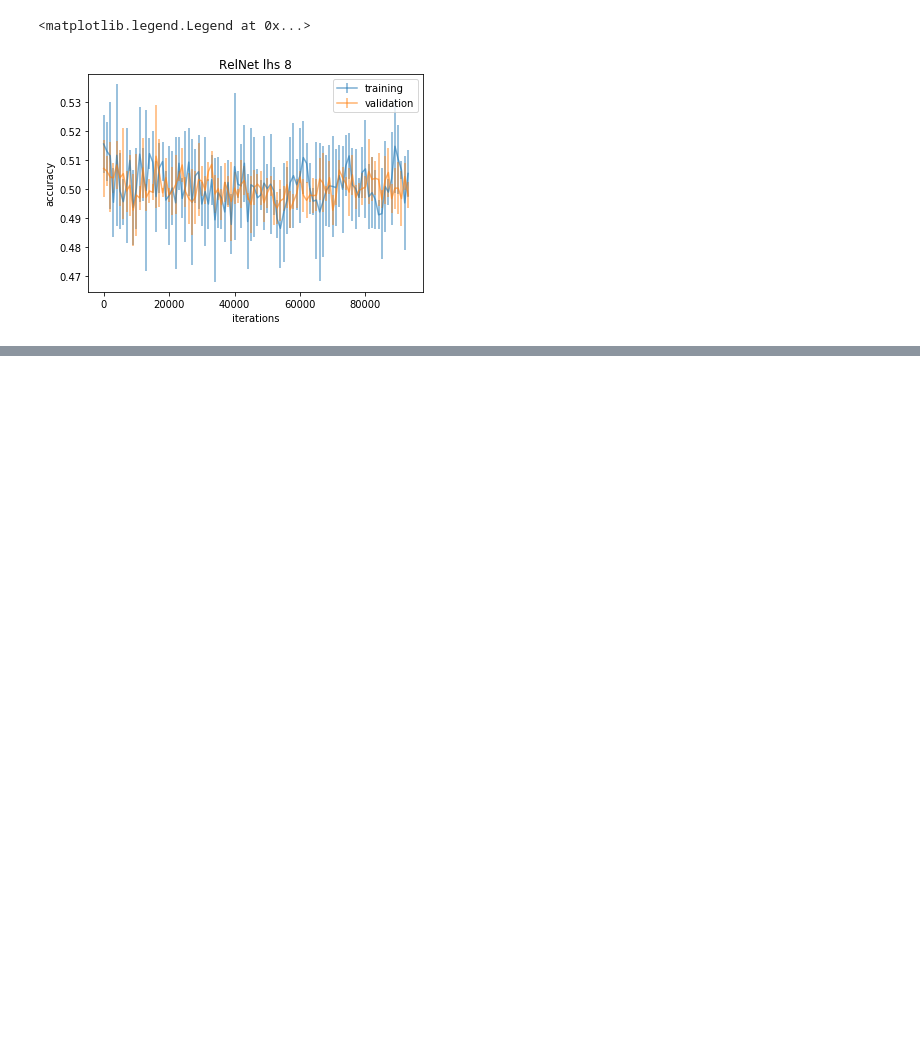
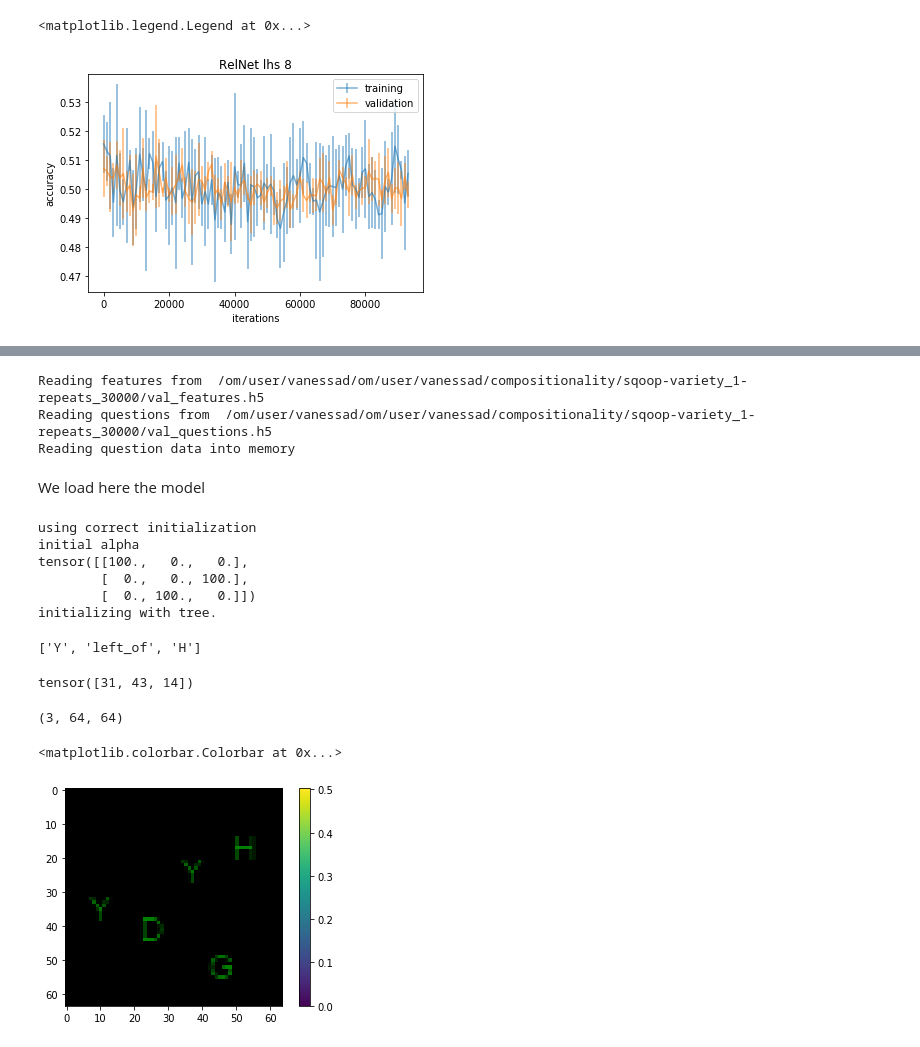
Before and after one commit to vanessadamario/understanding_reasoning, a Jupyter notebook: original_library/systematic-generalization-sqoop/scripts/notebooks/reproduce_experiments.ipynb, the cells around one changed output, grey strips where cells are left out. Saved outputs shown, nothing was run; the diff lists cells and outputs as text; code cells hidden in the pictures; blank space fills up the shorter version.

```diff
--- a/original_library/systematic-generalization-sqoop/scripts/notebooks/reproduce_experiments.ipynb
+++ b/original_library/systematic-generalization-sqoop/scripts/notebooks/reproduce_experiments.ipynb
@@ -562,0 +596,57 @@ stopped
+# %%
+device = torch.device('cuda:0' if torch.cuda.is_available() else 'cpu')
+
+root_path = join(root_path_data_dir, dataset_configurations[1])
+question_h5_path = join(root_path, 'val_questions.h5')
+feature_h5_path = join(root_path, 'val_features.h5')
+vocab_path = join(root_path, 'vocab.json')
+vocab = vocab = load_vocab(vocab_path)
+
+args_ = {'feature_h5': feature_h5_path,
+         'question_h5': question_h5_path,
+         'vocab': vocab,
+         'batch_size': 64}
+clevr_load_ = ClevrDataLoader(**args_)
+
+for i_, batch in enumerate(clevr_load_):
+    (questions, _, feats, answers, programs, _) = batch
+    questions_var = Variable(questions.to(device))
+    feats_var = Variable(feats.to(device))
+    break
+# %% [output]
+Reading features from  /om/user/vanessad/om/user/vanessad/compositionality/sqoop-variety_1-repeats_30000/val_features.h5
+Reading questions from  /om/user/vanessad/om/user/vanessad/compositionality/sqoop-variety_1-repeats_30000/val_questions.h5
+Reading question data into memory
+# %% [markdown]
+We load here the model
+# %%
+tree_model, tree_kwargs = load_execution_engine(join(path_model, lst_slurm_id_tree[1]+'.pt.best'))
+
+if torch.cuda.is_available():
+    tree_model.cuda()
+# %% [output]
+using correct initialization
+initial alpha
+tensor([[100.,   0.,   0.],
+        [  0.,   0., 100.],
+        [  0., 100.,   0.]])
+initializing with tree.
+# %%
+id_sample = 0
+# %%
+[vocab['question_idx_to_token'][int(k_)] for k_ in questions[id_sample]]
+# %% [output]
+['Y', 'left_of', 'H']
+# %%
+questions[id_sample]
+# %% [output]
+tensor([31, 43, 14])
+# %%
+feats_ = feats[id_sample].detach().numpy()
+print(feats_.shape)
+plt.imshow(feats_.transpose(1,2,0))
+plt.colorbar()
+# %% [output]
+(3, 64, 64)
+<matplotlib.colorbar.Colorbar at 0x...>
+[figure, added]
```
Also changed, not shown: parts of 16 cells of this notebook.
